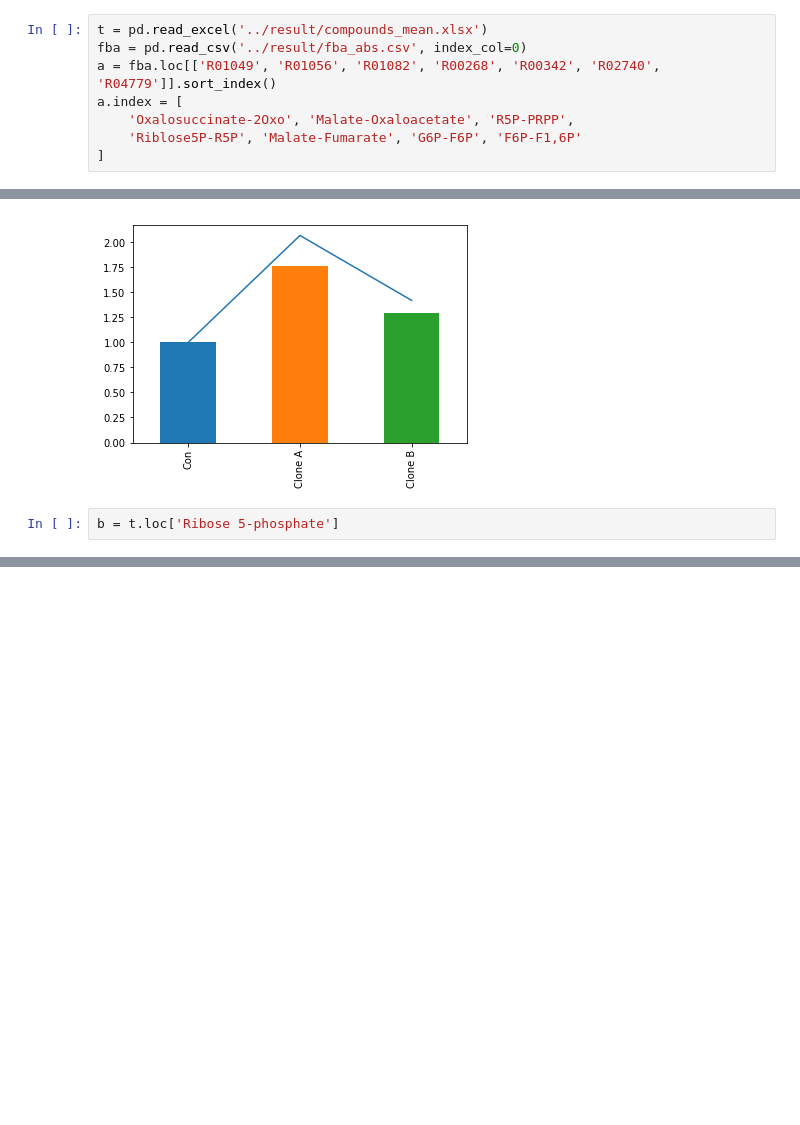
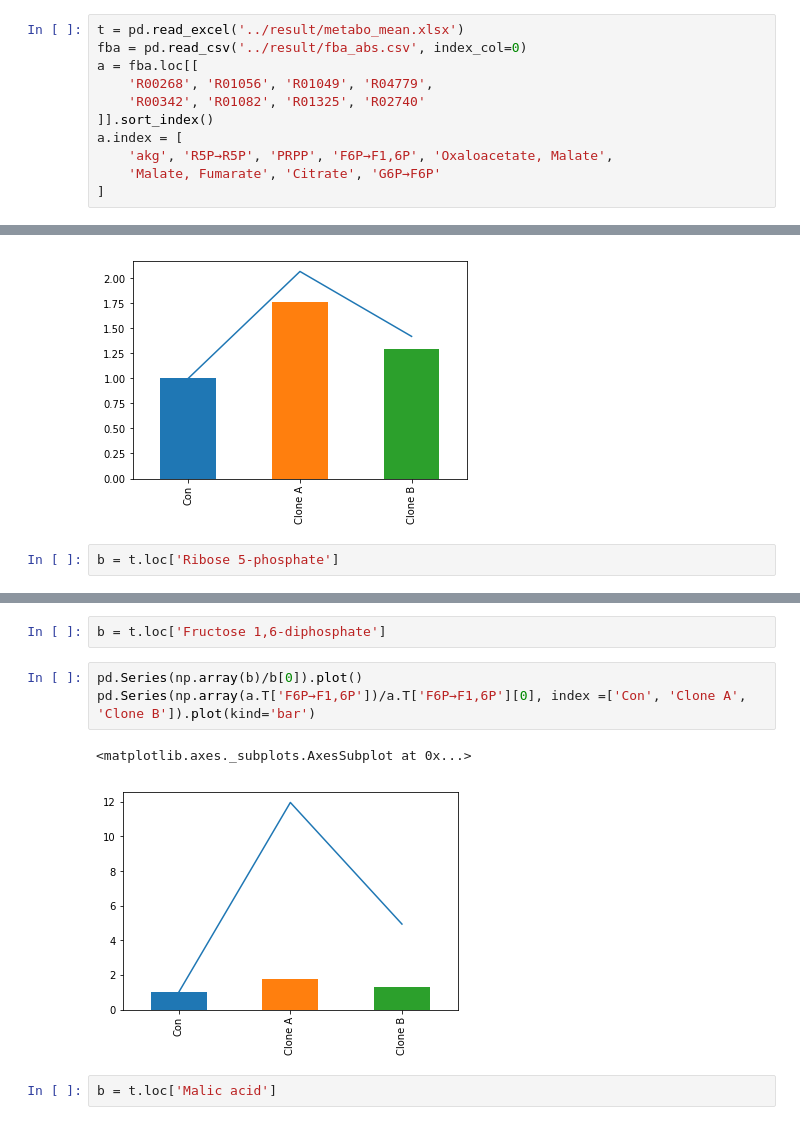
Before and after one commit to inoue0426/Cancer_cell_modeling_using_FBA, a Jupyter notebook: code/fba vs metabo.ipynb, the cells around one changed output, grey strips where cells are left out. Saved outputs shown, nothing was run; the diff lists cells and outputs as text; blank space fills up the shorter version.

```diff
--- a/code/fba vs metabo.ipynb
+++ b/code/fba vs metabo.ipynb
@@ -5,10 +5,13 @@ import numpy as np
 
 %matplotlib inline
 # %%
-t = pd.read_excel('../result/compounds_mean.xlsx')
+t = pd.read_excel('../result/metabo_mean.xlsx')
 fba = pd.read_csv('../result/fba_abs.csv', index_col=0)
-a = fba.loc[['R01049', 'R01056', 'R01082', 'R00268', 'R00342', 'R02740', 'R04779']].sort_index()
+a = fba.loc[[
+    'R00268', 'R01056', 'R01049', 'R04779',
+    'R00342', 'R01082', 'R01325', 'R02740'
+]].sort_index()
 a.index = [
-    'Oxalosuccinate-2Oxo', 'Malate-Oxaloacetate', 'R5P-PRPP',
-    'Riblose5P-R5P', 'Malate-Fumarate', 'G6P-F6P', 'F6P-F1,6P'
+    'akg', 'R5P→R5P', 'PRPP', 'F6P→F1,6P', 'Oxaloacetate, Malate',
+    'Malate, Fumarate', 'Citrate', 'G6P→F6P'
 ]
@@ -120,0 +57,10 @@ F6P-F1,6P
+# %%
+b = t.loc['Fructose 1,6-diphosphate']
+# %%
+pd.Series(np.array(b)/b[0]).plot()
+pd.Series(np.array(a.T['F6P→F1,6P'])/a.T['F6P→F1,6P'][0], index =['Con', 'Clone A', 'Clone B']).plot(kind='bar')
+# %% [output]
+<matplotlib.axes._subplots.AxesSubplot at 0x...>
+[figure, added]
+# %%
+b = t.loc['Malic acid']
```
Also changed, not shown: parts of 18 cells of this notebook, 14 other files.
